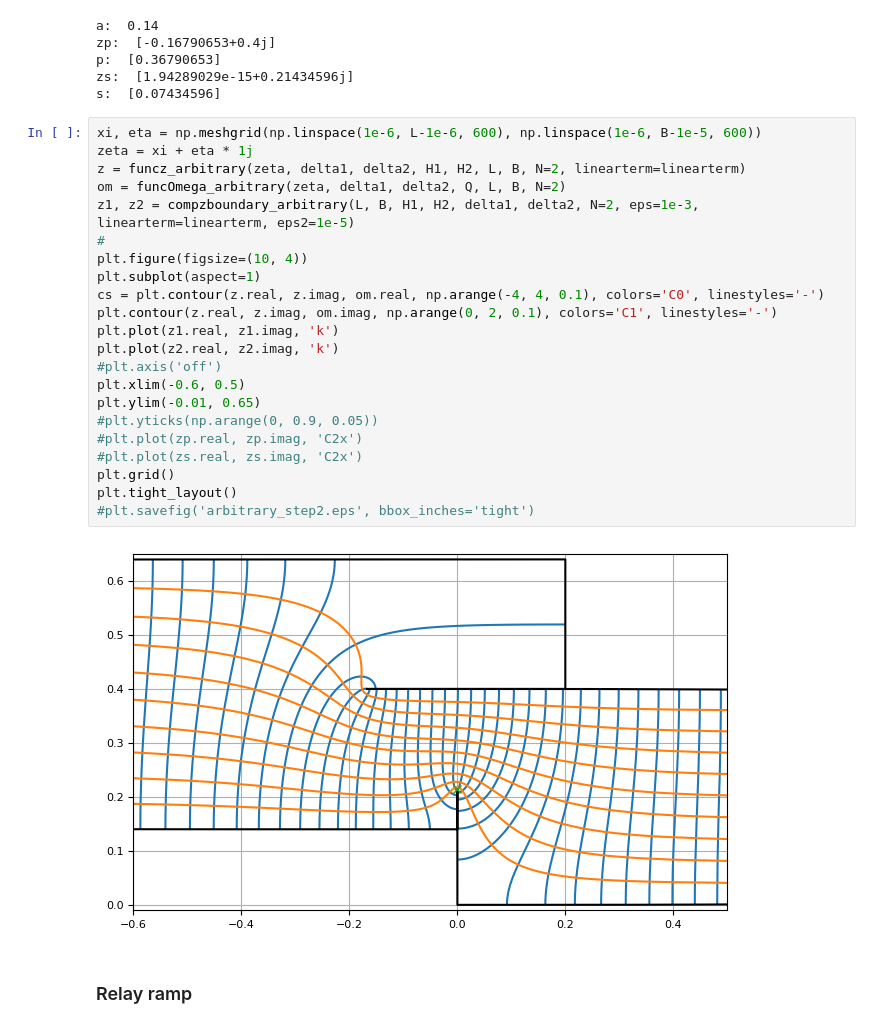
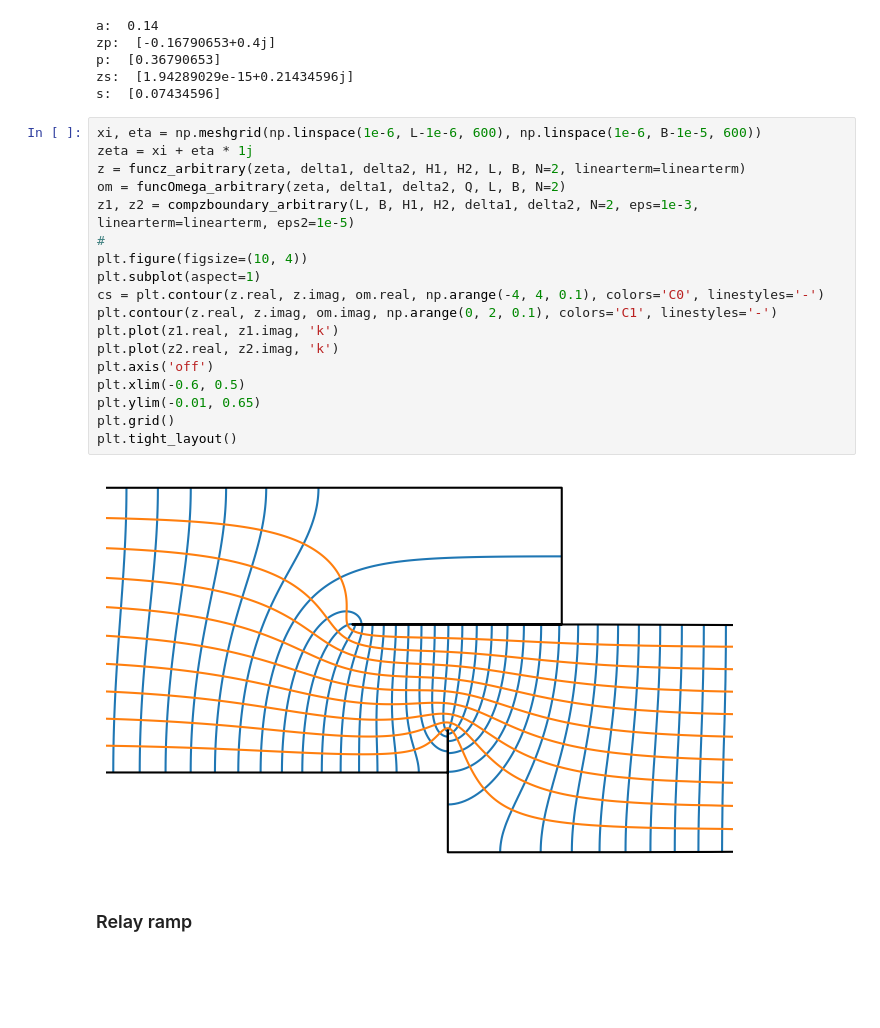
Before and after one commit to mbakker7/aquifer_step, a Jupyter notebook: aquifer_step_paper_submitted.ipynb, the cells around one changed output. Drawn from its saved outputs; the diff is of its cells as text; blank space fills up the shorter version.

Commit message:
Update aquifer_step_paper_submitted.ipynb
deleted some leftover commented-out lines

```diff
--- a/aquifer_step_paper_submitted.ipynb
+++ b/aquifer_step_paper_submitted.ipynb
@@ -355,27 +339,23 @@ s:  [0.07434596]
 # %%
 xi, eta = np.meshgrid(np.linspace(1e-6, L-1e-6, 600), np.linspace(1e-6, B-1e-5, 600))
 zeta = xi + eta * 1j
 z = funcz_arbitrary(zeta, delta1, delta2, H1, H2, L, B, N=2, linearterm=linearterm)
 om = funcOmega_arbitrary(zeta, delta1, delta2, Q, L, B, N=2)
 z1, z2 = compzboundary_arbitrary(L, B, H1, H2, delta1, delta2, N=2, eps=1e-3, linearterm=linearterm, eps2=1e-5)
 #
 plt.figure(figsize=(10, 4))
 plt.subplot(aspect=1)
 cs = plt.contour(z.real, z.imag, om.real, np.arange(-4, 4, 0.1), colors='C0', linestyles='-')
 plt.contour(z.real, z.imag, om.imag, np.arange(0, 2, 0.1), colors='C1', linestyles='-')
 plt.plot(z1.real, z1.imag, 'k')
 plt.plot(z2.real, z2.imag, 'k')
-#plt.axis('off')
+plt.axis('off')
 plt.xlim(-0.6, 0.5)
 plt.ylim(-0.01, 0.65)
-#plt.yticks(np.arange(0, 0.9, 0.05))
-#plt.plot(zp.real, zp.imag, 'C2x')
-#plt.plot(zs.real, zs.imag, 'C2x')
 plt.grid()
 plt.tight_layout()
-#plt.savefig('arbitrary_step2.eps', bbox_inches='tight')
 # %% [output]
-[figure, old version]
+[figure, new version]
 # %% [markdown]
 ### Relay ramp
 # %%
```
Also changed, not shown: parts of 5 cells of this notebook.
